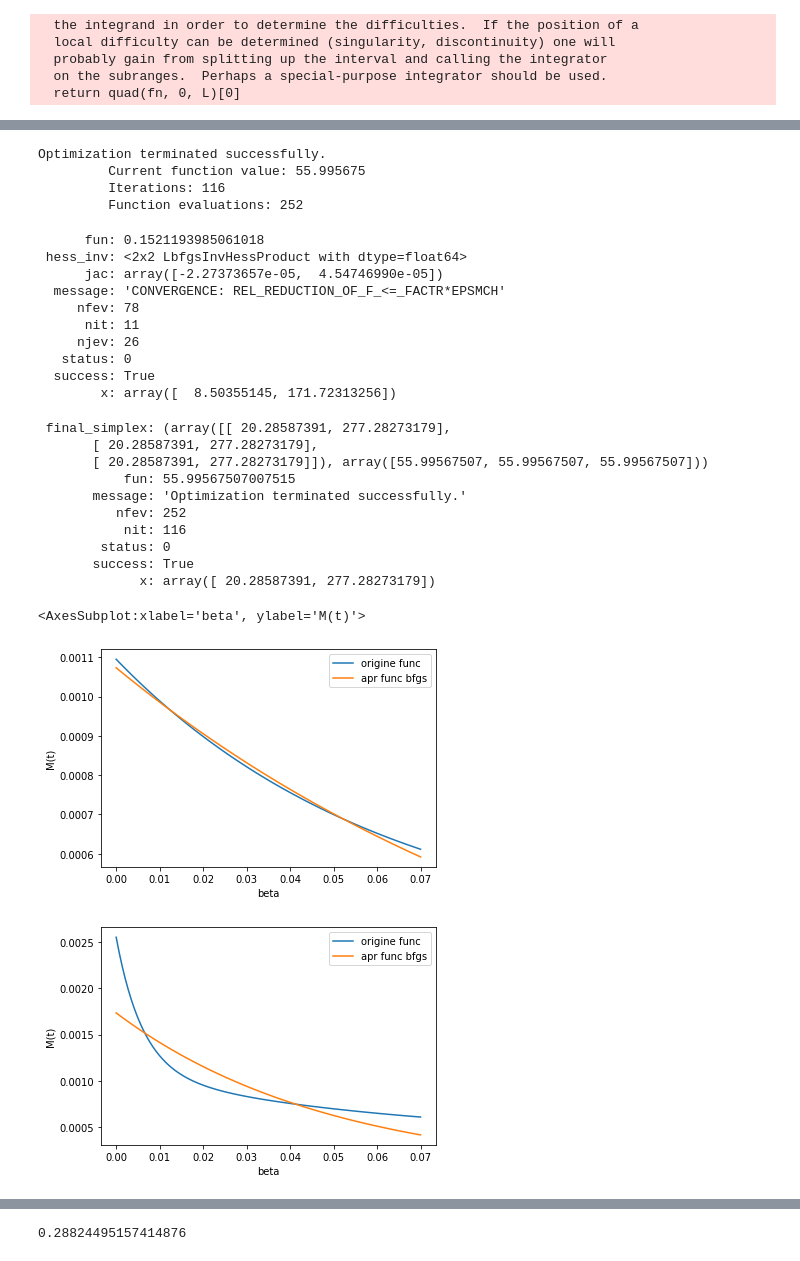
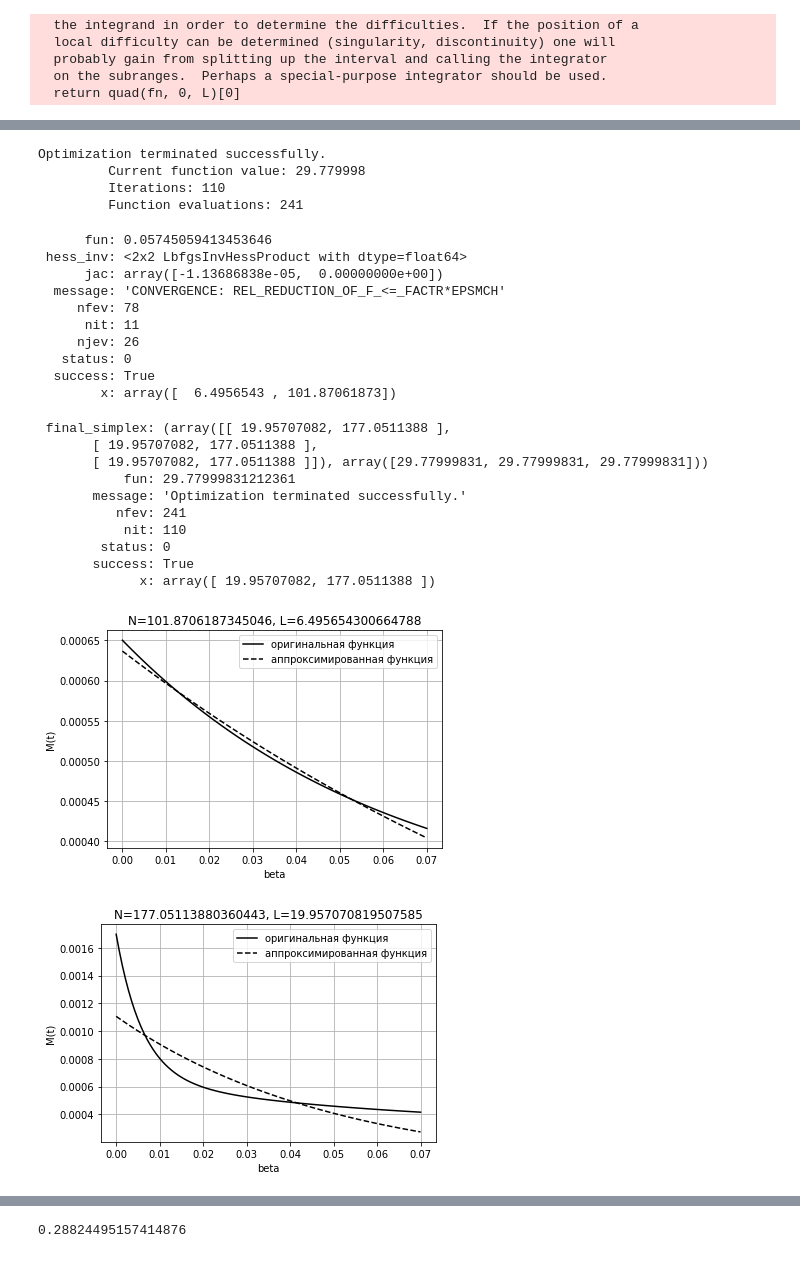
Before and after one commit to FenikL/rfid_project, a Jupyter notebook: experiments/estimate_ber_as_func.ipynb, the cells around one changed output, grey strips where cells are left out. Cells and saved outputs as stored; diff of their text form; code cells hidden in the pictures.

```diff
--- a/experiments/estimate_ber_as_func.ipynb
+++ b/experiments/estimate_ber_as_func.ipynb
@@ -20,8 +20,8 @@ The autoreload extension is already loaded. To reload it, use:
 # %% [markdown]
 Ввод необходимых параметров системы:
 # %%
-m = 4
-tari = 25
+m = 1
+tari = 6.25
 trext = 0
 MAX_BER = 0.07
 MICRO = 1e-6
@@ -283,68 +283,94 @@ bnds = ((-500, 500), (-500, 500))
 res_Q1_Q2__for_tid_bfgs = minimize(get_Q1_and_Q2_for_tid, x0, method='Nelder-Mead', bounds=bnds, options={'xtol': 1e-12, 'disp': True})
 # %% [output]
 Optimization terminated successfully.
-         Current function value: 55.995675
-         Iterations: 116
-         Function evaluations: 252
+         Current function value: 29.779998
+         Iterations: 110
+         Function evaluations: 241
 # %%
 res_Q1_Q2_bfgs
 # %% [output]
-      fun: 0.1521193985061018
+      fun: 0.05745059413453646
  hess_inv: <2x2 LbfgsInvHessProduct with dtype=float64>
-      jac: array([-2.27373657e-05,  4.54746990e-05])
+      jac: array([-1.13686838e-05,  0.00000000e+00])
   message: 'CONVERGENCE: REL_REDUCTION_OF_F_<=_FACTR*EPSMCH'
      nfev: 78
       nit: 11
      njev: 26
    status: 0
   success: True
-        x: array([  8.50355145, 171.72313256])
+        x: array([  6.4956543 , 101.87061873])
 # %%
 res_Q1_Q2__for_tid_bfgs
 # %% [output]
- final_simplex: (array([[ 20.28587391, 277.28273179],
-       [ 20.28587391, 277.28273179],
-       [ 20.28587391, 277.28273179]]), array([55.99567507, 55.99567507, 55.99567507]))
-           fun: 55.99567507007515
+ final_simplex: (array([[ 19.95707082, 177.0511388 ],
+       [ 19.95707082, 177.0511388 ],
+       [ 19.95707082, 177.0511388 ]]), array([29.77999831, 29.77999831, 29.77999831]))
+           fun: 29.77999831212361
        message: 'Optimization terminated successfully.'
-          nfev: 252
-           nit: 116
+          nfev: 241
+           nit: 110
         status: 0
        success: True
-             x: array([ 20.28587391, 277.28273179])
+             x: array([ 19.95707082, 177.0511388 ])
 # %%
 def test_origine_func(beta):
     return (N0 + N1 + (N2 - N1) * np.exp(-beta * l1)) * tari * MICRO
 def test_apr_func(beta, res_Q1_Q2_bfgs):
     Q_ = res_Q1_Q2_bfgs.x[1]
     L_ = res_Q1_Q2_bfgs.x[0]
     return MICRO * tari * Q_ * np.exp(-beta * L_)
 def test_origine_func_tid(beta):
     N01 = N0 + N1
     N2_1 = N2 - N1
     N3_2 = N3 - N2
     N4_3 = N4 - N3
 
     l12 = l1 + l2
     l123 = l1 + l2 + l3
     return (N01 + N2_1*np.exp(-beta*l1) + N3_2*np.exp(-beta*l12) + N4_3*np.exp(-beta*l123)) * tari * MICRO
 
 
+fig, ax = plt.subplots()
+
 compafe_func = pd.DataFrame()
 # df["beta"] = [beta*0.005 for beta in range(0, 41)]
 compafe_func["beta"] = np.linspace(0, MAX_BER, 100)
-compafe_func["origine func"] = [test_origine_func(beta) for beta in compafe_func["beta"]]
-compafe_func["apr func bfgs"] = [test_apr_func(beta, res_Q1_Q2_bfgs) for beta in compafe_func["beta"]]
-compafe_func.plot(x="beta", ylabel="M(t)")
+compafe_func["оригинальная функция"] = [test_origine_func(beta) for beta in compafe_func["beta"]]
+compafe_func["аппроксимированная функция"] = [test_apr_func(beta, res_Q1_Q2_bfgs) for beta in compafe_func["beta"]]
+#compafe_func.plot(x="beta", ylabel="M(t)", style='scatter', grid=True)
+
+orig_line = ax.plot(list(compafe_func["beta"]), list(compafe_func["оригинальная функция"]), linestyle = '-', label='оригинальная функция', color='black')
+apr_dot = ax.plot(list(compafe_func["beta"]), list(compafe_func["аппроксимированная функция"]), linestyle = '--', label='аппроксимированная функция', color='black')
+ax.grid()
+ax.legend()
+#ax.title(f"Сравнение оригинальной и аппроксимированной функции при tari={tari} и MAX BER={MAX_BER}")
+ax.set_xlabel('beta')
+ax.set_ylabel('M(t)')
+ax.set_title(f'N={res_Q1_Q2_bfgs.x[1]}, L={res_Q1_Q2_bfgs.x[0]}')
+fig.savefig(f"tari{int(tari)}M{m}epc")
+
+
+fig, ax = plt.subplots()
 
 compafe_func_tid = pd.DataFrame()
 # df["beta"] = [beta*0.005 for beta in range(0, 41)]
 compafe_func_tid["beta"] = np.linspace(0, MAX_BER, 100)
-compafe_func_tid["origine func"] = [test_origine_func_tid(beta) for beta in compafe_func_tid["beta"]]
-compafe_func_tid["apr func bfgs"] = [test_apr_func(beta, res_Q1_Q2__for_tid_bfgs) for beta in compafe_func_tid["beta"]]
-compafe_func_tid.plot(x="beta", ylabel="M(t)")
+compafe_func_tid["оригинальная функция"] = [test_origine_func_tid(beta) for beta in compafe_func_tid["beta"]]
+compafe_func_tid["аппроксимированная функция"] = [test_apr_func(beta, res_Q1_Q2__for_tid_bfgs) for beta in compafe_func_tid["beta"]]
+
+orig_line_tid = ax.plot(list(compafe_func_tid["beta"]), list(compafe_func_tid["оригинальная функция"]), linestyle = '-', label='оригинальная функция', color='black')
+apr_dot_tid = ax.plot(list(compafe_func_tid["beta"]), list(compafe_func_tid["аппроксимированная функция"]), linestyle = '--', label='аппроксимированная функция', color='black')
+
+ax.grid()
+ax.legend()
+#ax.title(f"Сравнение оригинальной и аппроксимированной функции при tari={tari} и MAX BER={MAX_BER}")
+ax.set_xlabel('beta')
+ax.set_ylabel('M(t)')
+ax.set_title(f'N={res_Q1_Q2__for_tid_bfgs.x[1]}, L={res_Q1_Q2__for_tid_bfgs.x[0]}')
+fig.savefig(f"tari{int(tari)}M{m}tid")
+
+#compafe_func_tid.plot(x="beta", ylabel="M(t)", grid=True)
 # %% [output]
-<AxesSubplot:xlabel='beta', ylabel='M(t)'>
-[figure, old version]
+[figure, new version]
-[figure, old version]
+[figure, new version]
 # %%
```
Also changed, not shown: parts of 8 cells of this notebook, 7 other files.
